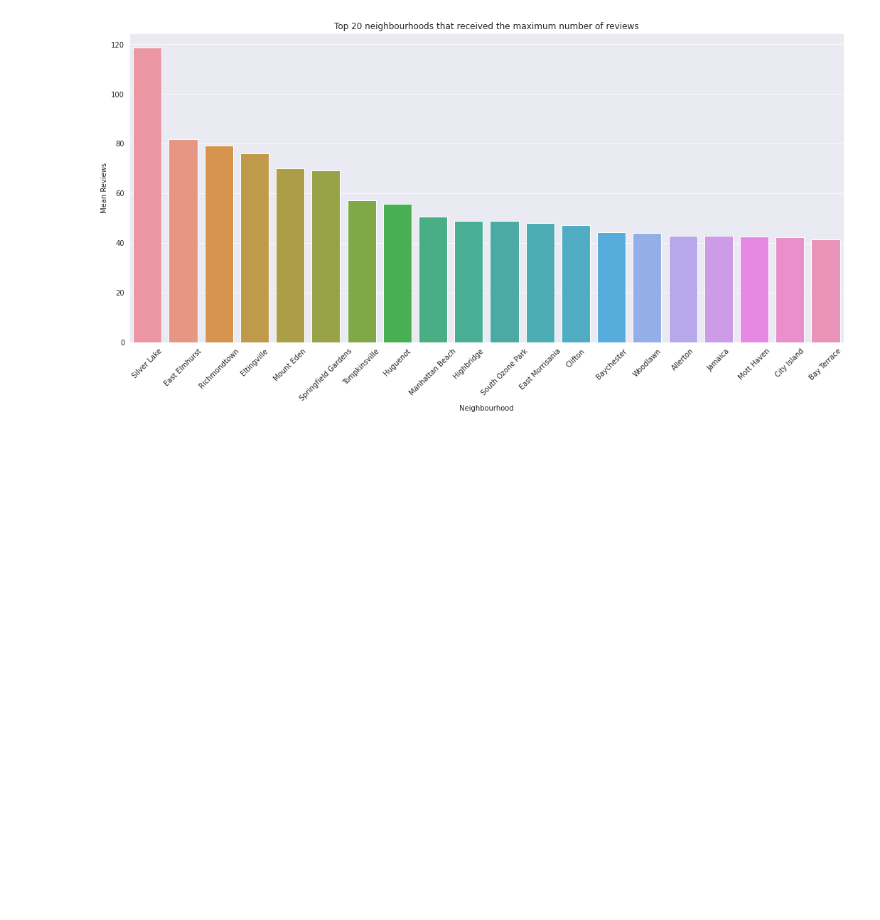
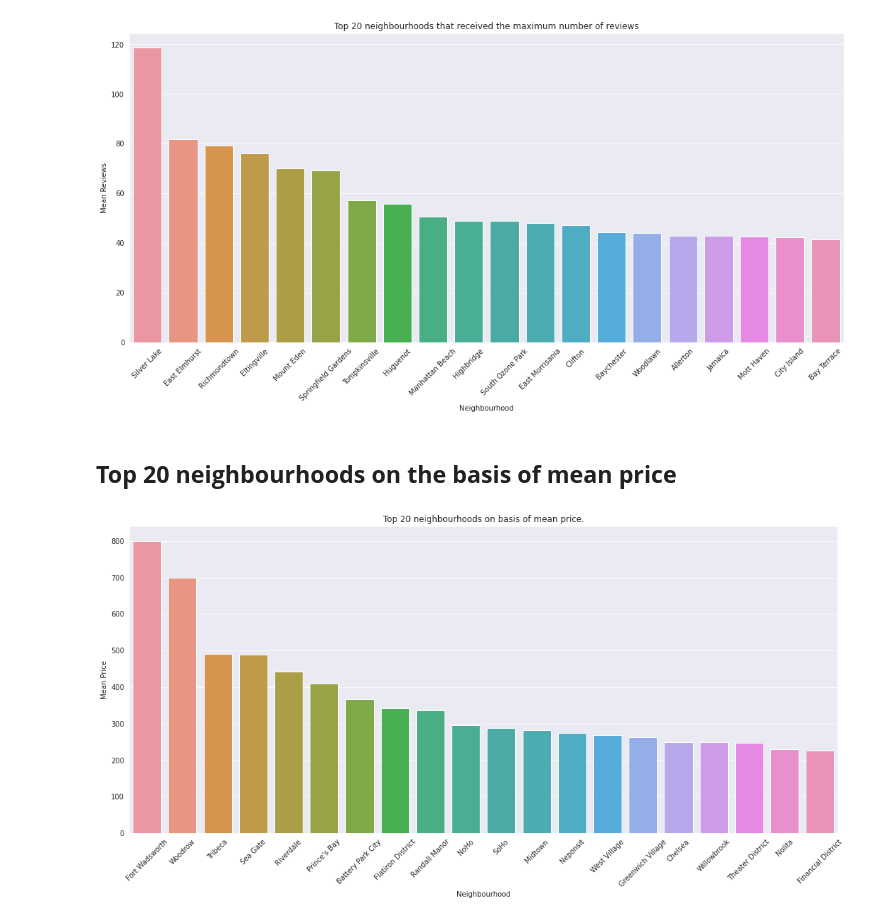
Before and after one commit to rsonar821/EDA-Capstone-Project, a Jupyter notebook: Airbnb_EDA_Capstone_Project_(Raj_Sonar).ipynb, the cells around one changed output. Cells and saved outputs as stored; diff of their text form; code cells hidden in the pictures; blank space fills up the shorter version.

```diff
--- a/Airbnb_EDA_Capstone_Project_(Raj_Sonar).ipynb
+++ b/Airbnb_EDA_Capstone_Project_(Raj_Sonar).ipynb
@@ -479,3 +479,21 @@ figure = sns.barplot(x='Neighbourhood',y='Mean Reviews',data=most_reviewed_neigh
 plt.show(figure)
 # %% [output]
 [figure]
+# %% [markdown]
+## **Top 20 neighbourhoods on the basis of mean price**
+# %%
+# Creating a dataframe representing the neighbourhoods who received maximum number of reviews
+neighbourhood_mean_price = pd.DataFrame({'Neighbourhood':df.groupby('neighbourhood')['price'].mean().sort_values(ascending=False)[:20].index,
+                                         'Mean Price':df.groupby('neighbourhood')['price'].mean().sort_values(ascending=False)[:20].values})
+# Defining the size of the plot
+fig,ax=plt.subplots(figsize=(18,8))
+
+# Defining the label and title of the graph
+ax.set_xticklabels(labels=neighbourhood_mean_price['Neighbourhood'],rotation=45)
+ax.set_title('Top 20 neighbourhoods on basis of mean price.')
+
+# Plotting a bar graph
+figure = sns.barplot(x='Neighbourhood',y='Mean Price',data=neighbourhood_mean_price)
+plt.show(figure)
+# %% [output]
+[figure, added]
```
Also changed, not shown: parts of 6 cells of this notebook.
